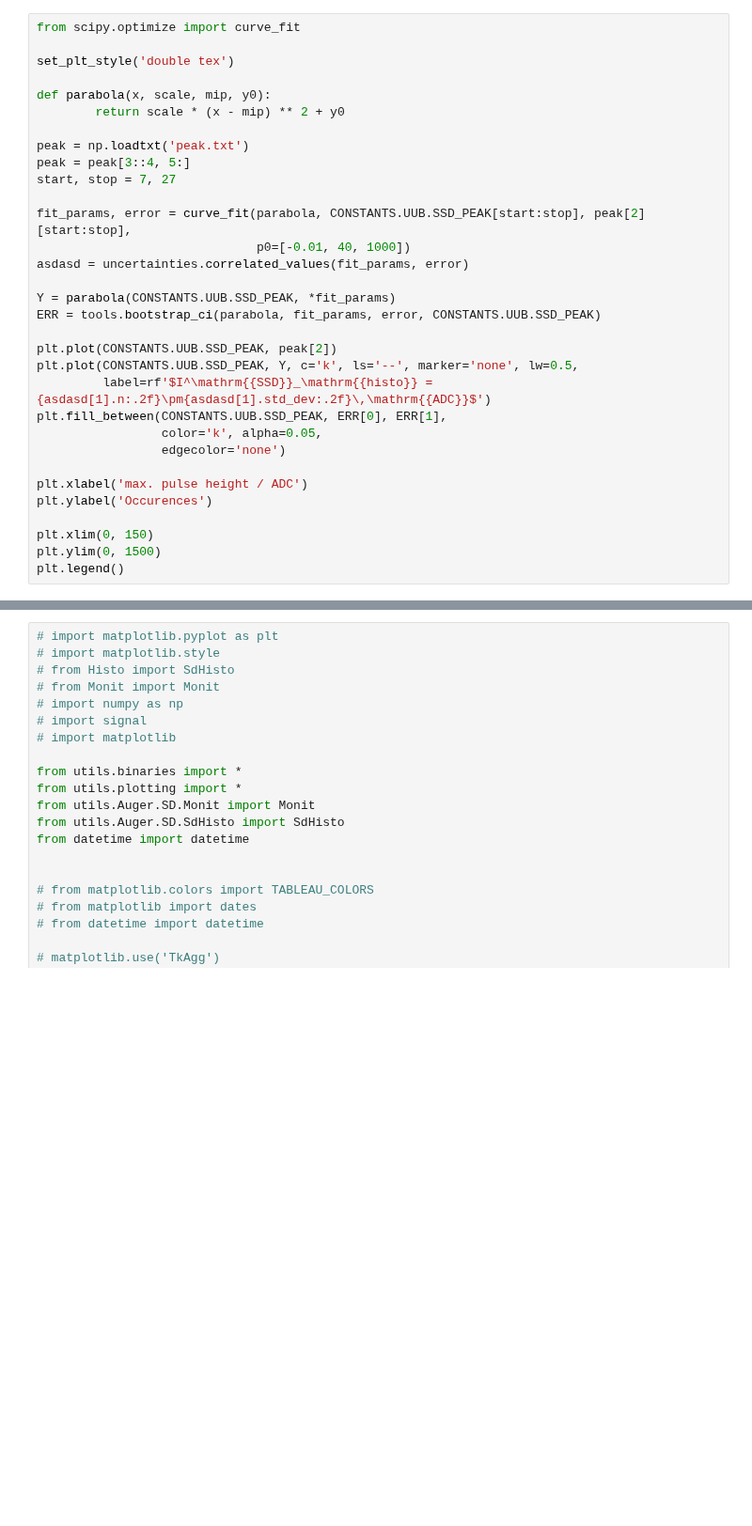
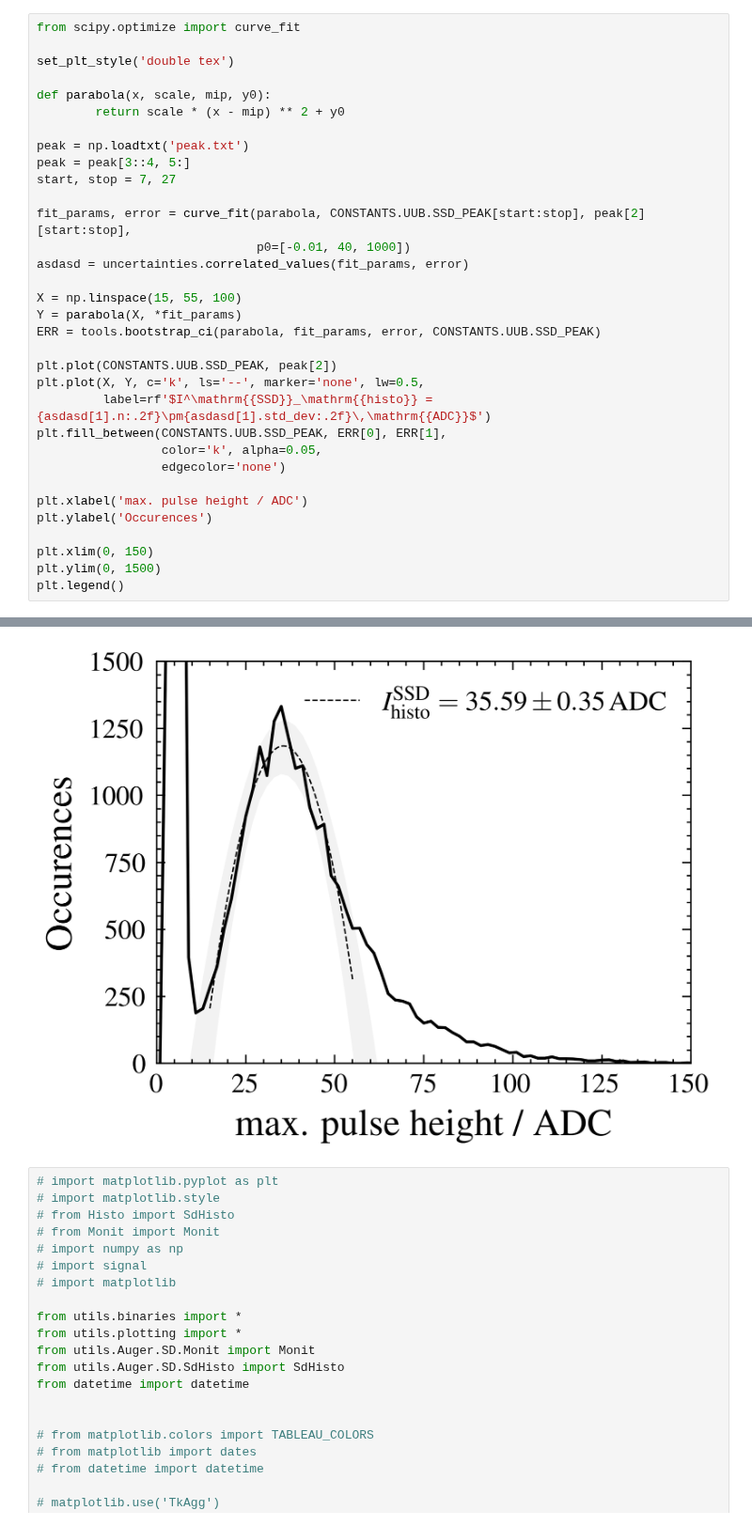
Before and after one commit to Quizznor/phd-thesis, a Jupyter notebook: Projects/Escritorio/proceedings.ipynb, the cells around one changed output, grey strips where cells are left out. Shown at 94% size. Cells and saved outputs as stored; diff of their text form; blank space fills up the shorter version.

```diff
--- a/Projects/Escritorio/proceedings.ipynb
+++ b/Projects/Escritorio/proceedings.ipynb
@@ -18,11 +37,12 @@ fit_params, error = curve_fit(parabola, CONSTANTS.UUB.SSD_PEAK[start:stop], peak
                               p0=[-0.01, 40, 1000])
 asdasd = uncertainties.correlated_values(fit_params, error)
 
-Y = parabola(CONSTANTS.UUB.SSD_PEAK, *fit_params)
+X = np.linspace(15, 55, 100)
+Y = parabola(X, *fit_params)
 ERR = tools.bootstrap_ci(parabola, fit_params, error, CONSTANTS.UUB.SSD_PEAK)
 
 plt.plot(CONSTANTS.UUB.SSD_PEAK, peak[2])
-plt.plot(CONSTANTS.UUB.SSD_PEAK, Y, c='k', ls='--', marker='none', lw=0.5,
+plt.plot(X, Y, c='k', ls='--', marker='none', lw=0.5,
          label=rf'$I^\mathrm{{SSD}}_\mathrm{{histo}} = {asdasd[1].n:.2f}\pm{asdasd[1].std_dev:.2f}\,\mathrm{{ADC}}$')
 plt.fill_between(CONSTANTS.UUB.SSD_PEAK, ERR[0], ERR[1],
                  color='k', alpha=0.05,
@@ -34,3 +54,4 @@ plt.ylabel('Occurences')
 plt.xlim(0, 150)
 plt.ylim(0, 1500)
 plt.legend()
+# %% [output]
@@ -37,3 +64,4 @@ plt.legend()
+[figure, added]
 # %%
 # import matplotlib.pyplot as plt
 # import matplotlib.style
```
Also changed, not shown: parts of 2 cells of this notebook, 8 other files.
